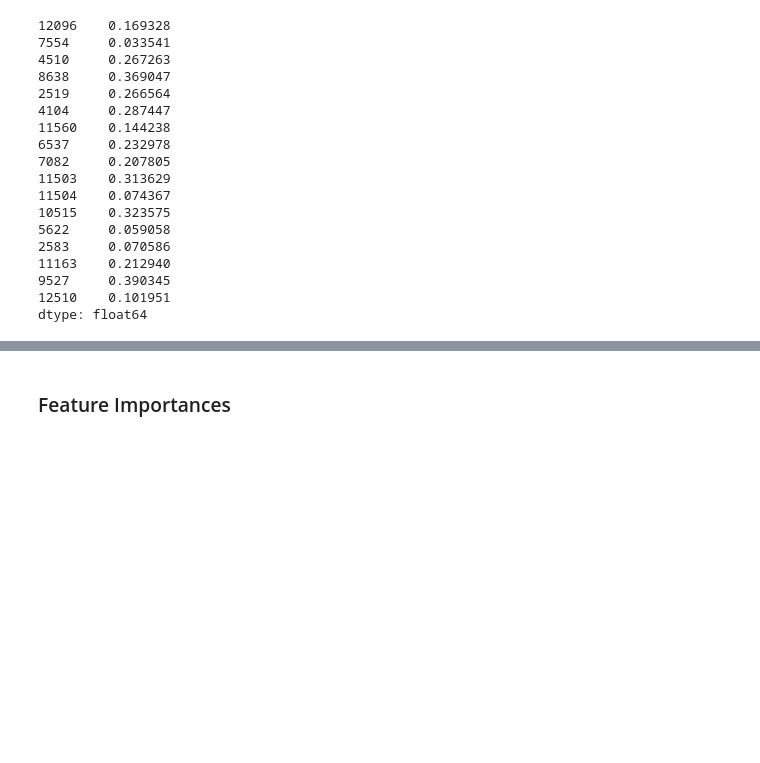
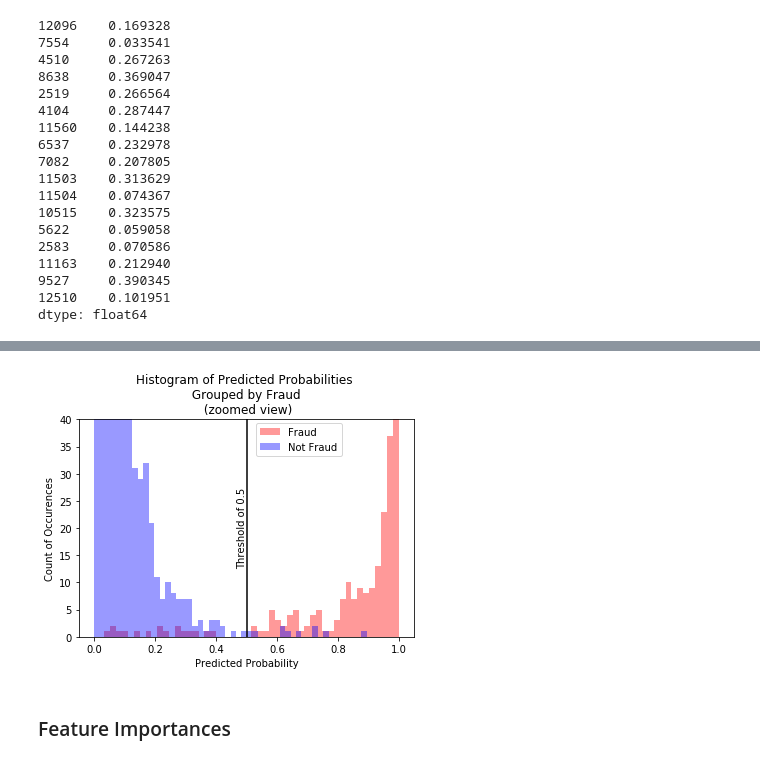
Before and after one commit to kellystroh/Fraud_Detection_Classifier, a Jupyter notebook: model_tuning_RFC.ipynb, the cells around one changed output, grey strips where cells are left out. Cells and saved outputs as stored; diff of their text form; code cells hidden in the pictures; blank space fills up the shorter version.

```diff
--- a/model_tuning_RFC.ipynb
+++ b/model_tuning_RFC.ipynb
@@ -292,3 +311,18 @@ plt.show()
+# %%
+plt.figure(figsize=(6,4))
+plt.hist(pred_prob_fraud[actual_positives], bins=50, alpha=.4, color='red')
+plt.hist(pred_prob_fraud[actual_negatives], bins=50, alpha=.4, color = 'blue')
+plt.legend(['Fraud', 'Not Fraud'], loc=(.53, .83))
+plt.text(.47,13,'Threshold of 0.5', rotation=90)
+plt.axvline(x=.5, color='black')
+plt.ylim(0, 40)
+plt.xlabel('Predicted Probability')
+plt.ylabel('Count of Occurences')
+plt.title('Histogram of Predicted Probabilities \n Grouped by Fraud \n (zoomed view)')
+
+plt.show()
+# %% [output]
+[figure, added]
 # %% [markdown]
 ### Feature Importances
 # %%
```
Also changed, not shown: parts of 4 cells of this notebook, 2 other files.
